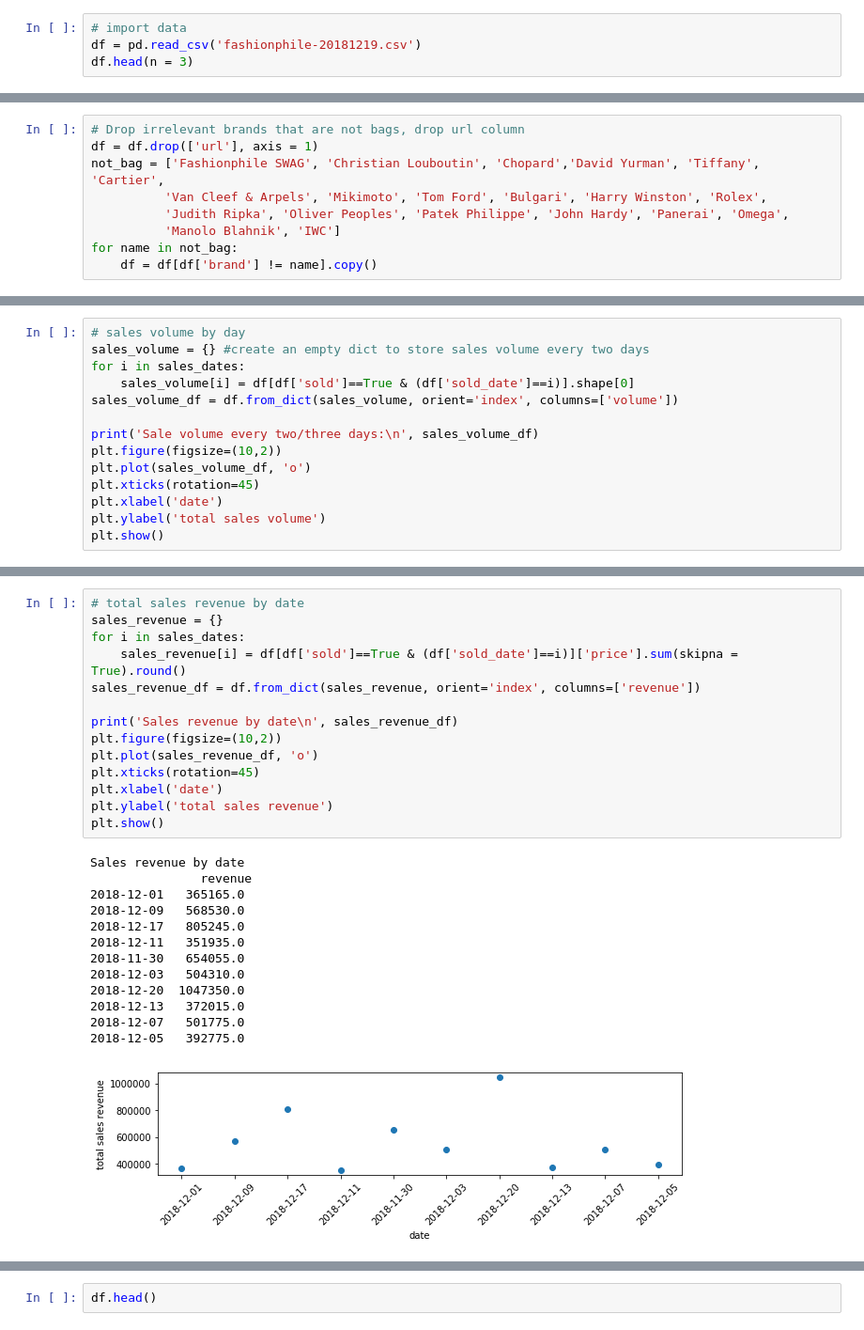
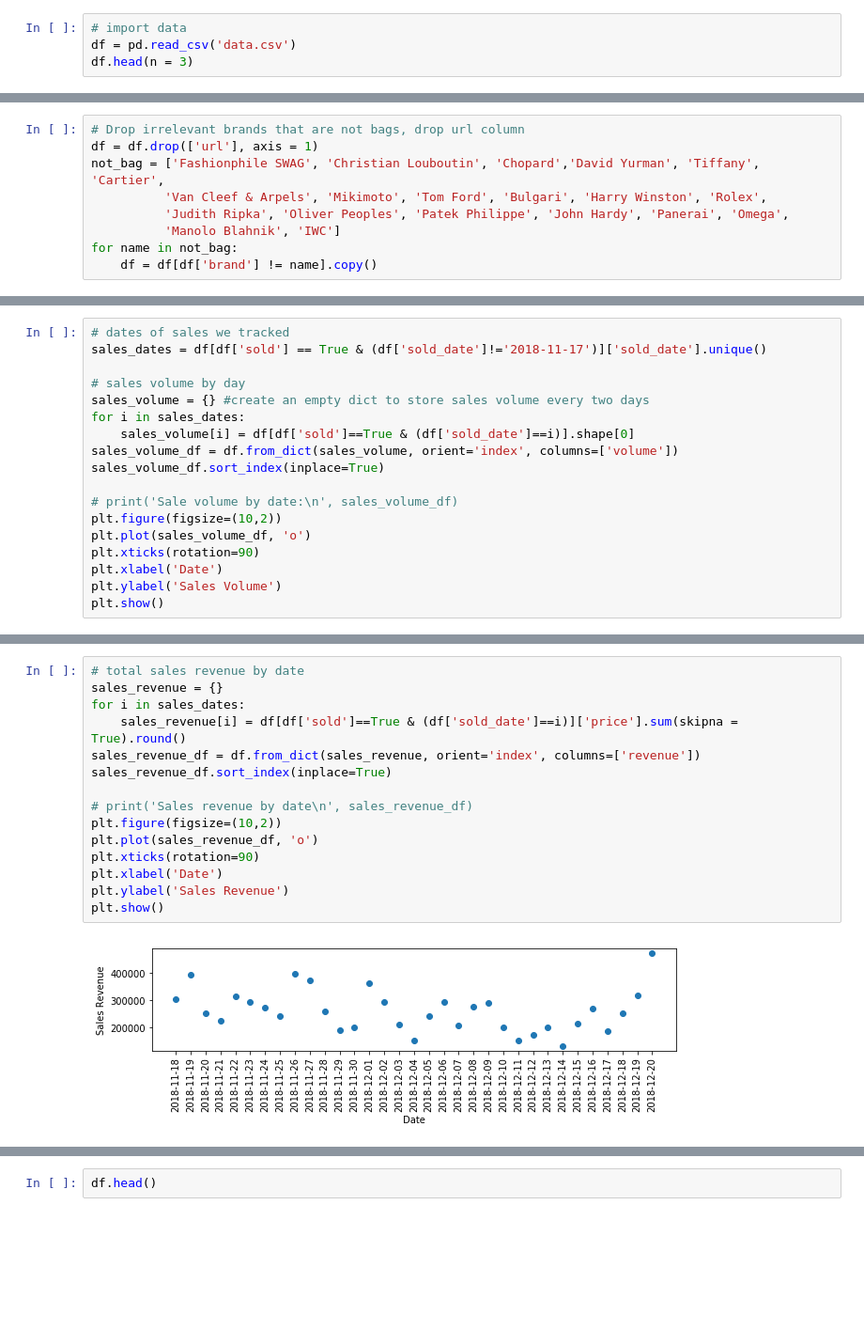
Before and after one commit to dw357/upon, a Jupyter notebook: fashionphile_dw.ipynb, the cells around one changed output, grey strips where cells are left out. Shown: that part at 94% size. Cells and saved outputs as stored; diff of their text form; blank space fills up the shorter version.

```diff
--- a/fashionphile_dw.ipynb
+++ b/fashionphile_dw.ipynb
@@ -15,7 +16,7 @@ import math
 %matplotlib inline
 # %%
 # import data
-df = pd.read_csv('fashionphile-20181219.csv')
+df = pd.read_csv('data.csv')
 df.head(n = 3)
 # %% [output]
 |  | id | name | brand | url | price | retail | original | buyback | bag | like | sold | ... |
@@ -72,15 +66,19 @@ Dates on which there are items sold (sales_dates): ['2018-12-01' '2018-12-09' '2
 # %%
+# dates of sales we tracked
+sales_dates = df[df['sold'] == True & (df['sold_date']!='2018-11-17')]['sold_date'].unique()
+
 # sales volume by day
 sales_volume = {} #create an empty dict to store sales volume every two days
 for i in sales_dates:
     sales_volume[i] = df[df['sold']==True & (df['sold_date']==i)].shape[0]
 sales_volume_df = df.from_dict(sales_volume, orient='index', columns=['volume'])
+sales_volume_df.sort_index(inplace=True)
 
-print('Sale volume every two/three days:\n', sales_volume_df)
+# print('Sale volume by date:\n', sales_volume_df)
 plt.figure(figsize=(10,2))
 plt.plot(sales_volume_df, 'o')
-plt.xticks(rotation=45)
-plt.xlabel('date')
-plt.ylabel('total sales volume')
+plt.xticks(rotation=90)
+plt.xlabel('Date')
+plt.ylabel('Sales Volume')
 plt.show()
 # %% [output]
@@ -100,28 +86,17 @@ Sale volume every two/three days:
 # %%
 # total sales revenue by date
 sales_revenue = {}
 for i in sales_dates:
     sales_revenue[i] = df[df['sold']==True & (df['sold_date']==i)]['price'].sum(skipna = True).round()
 sales_revenue_df = df.from_dict(sales_revenue, orient='index', columns=['revenue'])
+sales_revenue_df.sort_index(inplace=True)
 
-print('Sales revenue by date\n', sales_revenue_df)
+# print('Sales revenue by date\n', sales_revenue_df)
 plt.figure(figsize=(10,2))
 plt.plot(sales_revenue_df, 'o')
-plt.xticks(rotation=45)
-plt.xlabel('date')
-plt.ylabel('total sales revenue')
+plt.xticks(rotation=90)
+plt.xlabel('Date')
+plt.ylabel('Sales Revenue')
 plt.show()
 # %% [output]
-Sales revenue by date
-               revenue
-2018-12-01   365165.0
-2018-12-09   568530.0
-2018-12-17   805245.0
-2018-12-11   351935.0
-2018-11-30   654055.0
-2018-12-03   504310.0
-2018-12-20  1047350.0
-2018-12-13   372015.0
-2018-12-07   501775.0
-2018-12-05   392775.0
-[figure, old version]
+[figure, new version]
```
Also changed, not shown: parts of 49 cells of this notebook.
